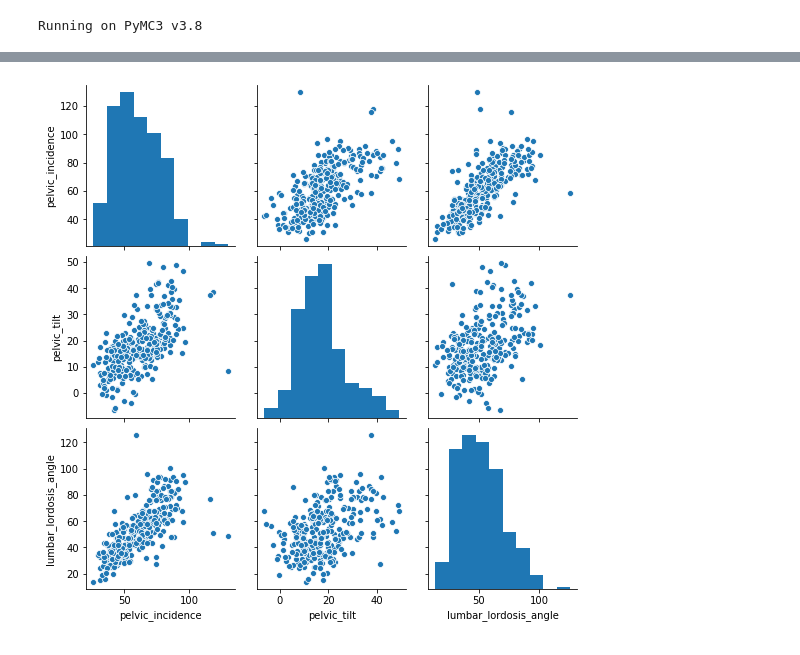
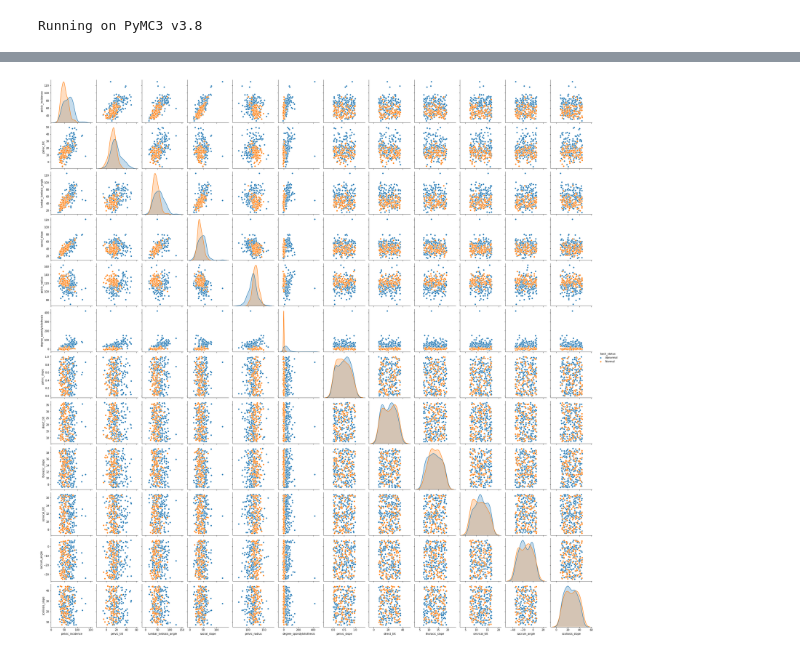
Before and after one commit to numaer/bayesian-spine-classification, a Jupyter notebook: Bayesian Modelling - Back Data.ipynb, the cells around one changed output, grey strips where cells are left out. Saved outputs shown, nothing was run; the diff lists cells and outputs as text; code cells hidden in the pictures.

```diff
--- a/Bayesian Modelling - Back Data.ipynb
+++ b/Bayesian Modelling - Back Data.ipynb
@@ -79,10 +48,7 @@ raw_data.head()
 # %%
 # datasets
 
-raw_data = pd.read_csv("./dataset_spine.csv",
-                       header=None,
-                       skiprows=[0],
-                       names=['pelvic_incidence',
+spine_features = ['pelvic_incidence',
                               'pelvic_tilt',
                               'lumbar_lordosis_angle',
                               'sacral_slope',
@@ -93,8 +59,14 @@ raw_data = pd.read_csv("./dataset_spine.csv",
                               'thoracic_slope',
                               'cervical_tilt',
                               'sacrum_angle',
-                              'scoliosis_slope',
-                              'hours',
-                              'back_status',
+                              'scoliosis_slope']
+
+raw_data = pd.read_csv("./dataset_spine.csv",
+                       header=None,
+                       skiprows=[0],
+                       names=spine_features +
+                              ['back_status',
                               'notes'])
-raw_data[raw_data.columns[:5]]
+
+raw_data['binary_back_status'] = raw_data['back_status'].apply(lambda x: 1 if (x == 'Abnormal') else 0)
+raw_data
@@ -101,4 +111,4 @@ raw_data[raw_data.columns[:5]]
 # %%
-g = seaborn.pairplot(raw_data[raw_data.columns[:3]])
+g = seaborn.pairplot(raw_data[spine_features + ['back_status']], hue="back_status")
 # %% [output]
-[figure, old version]
+[figure, new version]
```
Also changed, not shown: parts of 16 cells of this notebook.
